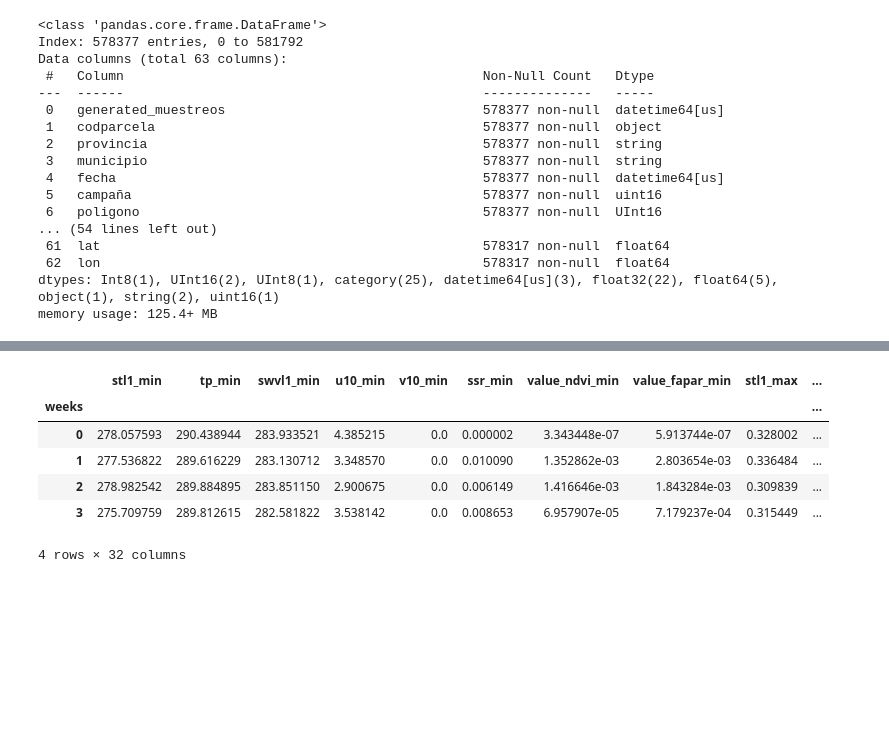
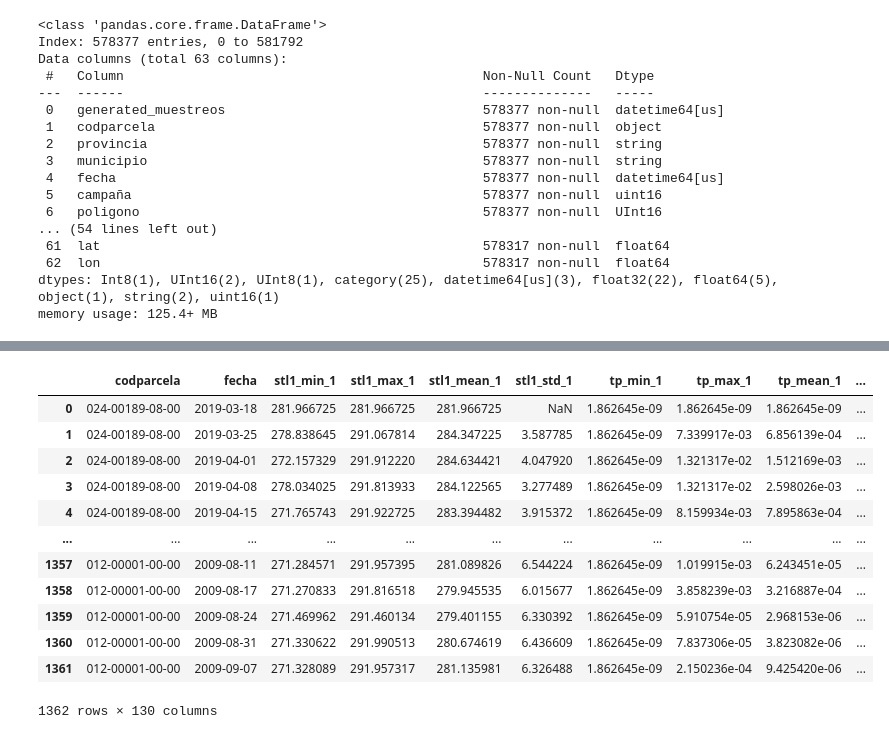
Before and after one commit to Zrive/zrive-ds-4q23-olive, a Jupyter notebook: notebooks/join_meteo.ipynb, the cells around one changed output, grey strips where cells are left out. Drawn from its saved outputs; the diff is of its cells as text; code cells hidden in the pictures; blank space fills up the shorter version.

```diff
--- a/notebooks/join_meteo.ipynb
+++ b/notebooks/join_meteo.ipynb
@@ -296,10 +232,16 @@ See the caveats in the documentation: https://pandas.pydata.org/pandas-docs/stab
-# %%
-resultados
-# %% [output]
-|  | stl1_min | tp_min | swvl1_min | u10_min | v10_min | ssr_min | value_ndvi_min | value_fapar_min | stl1_max | ... |
-| weeks |  |  |  |  |  |  |  |  |  | ... |
-| 0 | 278.057593 | 290.438944 | 283.933521 | 4.385215 | 0.0 | 0.000002 | 3.343448e-07 | 5.913744e-07 | 0.328002 | ... |
-| 1 | 277.536822 | 289.616229 | 283.130712 | 3.348570 | 0.0 | 0.010090 | 1.352862e-03 | 2.803654e-03 | 0.336484 | ... |
-| 2 | 278.982542 | 289.884895 | 283.851150 | 2.900675 | 0.0 | 0.006149 | 1.416646e-03 | 1.843284e-03 | 0.309839 | ... |
-| 3 | 275.709759 | 289.812615 | 282.581822 | 3.538142 | 0.0 | 0.008653 | 6.957907e-05 | 7.179237e-04 | 0.315449 | ... |
-4 rows × 32 columns
+# %%
+df_concatenado
+# %% [output]
+|  | codparcela | fecha | stl1_min_1 | stl1_max_1 | stl1_mean_1 | stl1_std_1 | tp_min_1 | tp_max_1 | tp_mean_1 | ... |
+| 0 | 024-00189-08-00 | 2019-03-18 | 281.966725 | 281.966725 | 281.966725 | NaN | 1.862645e-09 | 1.862645e-09 | 1.862645e-09 | ... |
+| 1 | 024-00189-08-00 | 2019-03-25 | 278.838645 | 291.067814 | 284.347225 | 3.587785 | 1.862645e-09 | 7.339917e-03 | 6.856139e-04 | ... |
+| 2 | 024-00189-08-00 | 2019-04-01 | 272.157329 | 291.912220 | 284.634421 | 4.047920 | 1.862645e-09 | 1.321317e-02 | 1.512169e-03 | ... |
+| 3 | 024-00189-08-00 | 2019-04-08 | 278.034025 | 291.813933 | 284.122565 | 3.277489 | 1.862645e-09 | 1.321317e-02 | 2.598026e-03 | ... |
+| 4 | 024-00189-08-00 | 2019-04-15 | 271.765743 | 291.922725 | 283.394482 | 3.915372 | 1.862645e-09 | 8.159934e-03 | 7.895863e-04 | ... |
+| ... | ... | ... | ... | ... | ... | ... | ... | ... | ... | ... |
+| 1357 | 012-00001-00-00 | 2009-08-11 | 271.284571 | 291.957395 | 281.089826 | 6.544224 | 1.862645e-09 | 1.019915e-03 | 6.243451e-05 | ... |
+| 1358 | 012-00001-00-00 | 2009-08-17 | 271.270833 | 291.816518 | 279.945535 | 6.015677 | 1.862645e-09 | 3.858239e-03 | 3.216887e-04 | ... |
+| 1359 | 012-00001-00-00 | 2009-08-24 | 271.469962 | 291.460134 | 279.401155 | 6.330392 | 1.862645e-09 | 5.910754e-05 | 2.968153e-06 | ... |
+| 1360 | 012-00001-00-00 | 2009-08-31 | 271.330622 | 291.990513 | 280.674619 | 6.436609 | 1.862645e-09 | 7.837306e-05 | 3.823082e-06 | ... |
+| 1361 | 012-00001-00-00 | 2009-09-07 | 271.328089 | 291.957317 | 281.135981 | 6.326488 | 1.862645e-09 | 2.150236e-04 | 9.425420e-06 | ... |
+1362 rows × 130 columns
```
Also changed, not shown: parts of 14 cells of this notebook, 2 other files.
